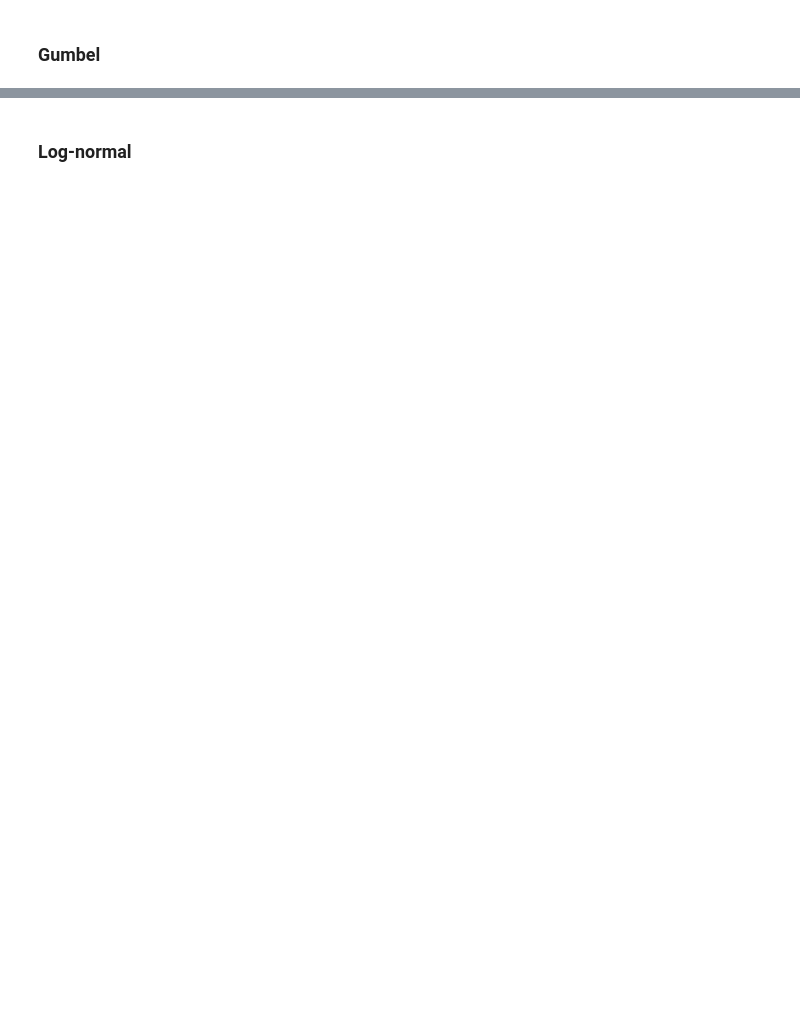
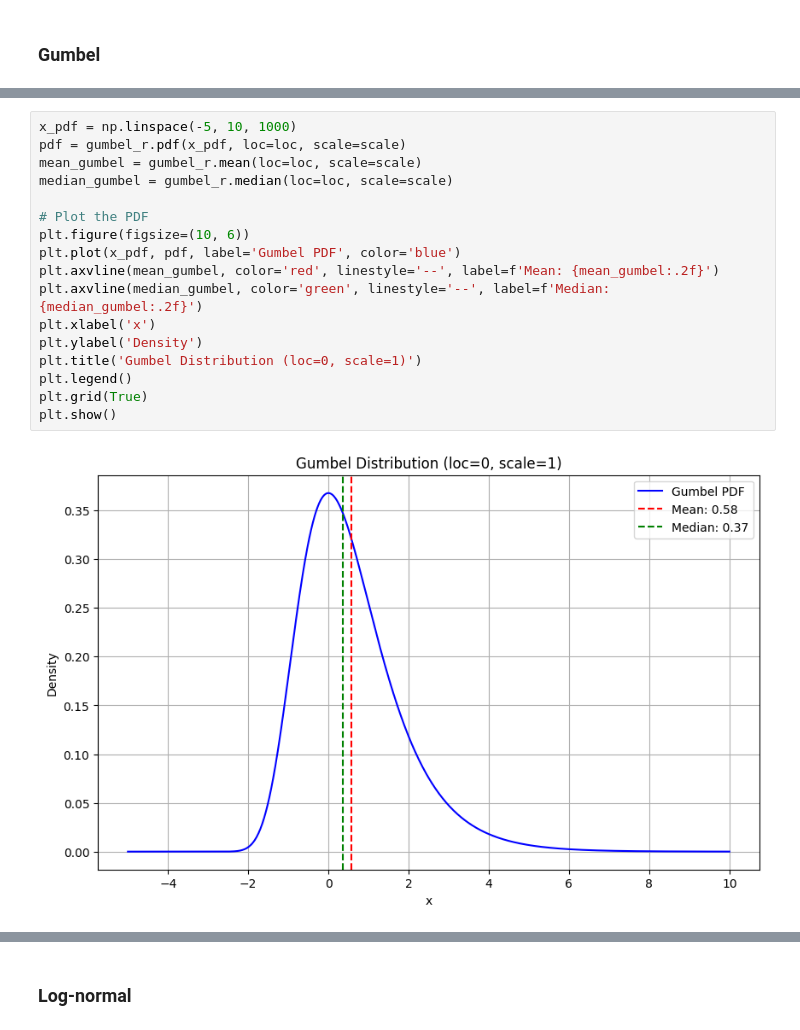
Before and after one commit to ikercb2000/ModellingError_TS, a Jupyter notebook: TransformSeries.ipynb, the cells around one changed output, grey strips where cells are left out. Drawn from its saved outputs; the diff is of its cells as text; blank space fills up the shorter version.

```diff
--- a/TransformSeries.ipynb
+++ b/TransformSeries.ipynb
@@ -131,0 +169,19 @@ generate_prediction_plots(list_series, predictions_dict, loss_functions, plotter
+# %%
+x_pdf = np.linspace(-5, 10, 1000)
+pdf = gumbel_r.pdf(x_pdf, loc=loc, scale=scale)
+mean_gumbel = gumbel_r.mean(loc=loc, scale=scale)
+median_gumbel = gumbel_r.median(loc=loc, scale=scale)
+
+# Plot the PDF
+plt.figure(figsize=(10, 6))
+plt.plot(x_pdf, pdf, label='Gumbel PDF', color='blue')
+plt.axvline(mean_gumbel, color='red', linestyle='--', label=f'Mean: {mean_gumbel:.2f}')
+plt.axvline(median_gumbel, color='green', linestyle='--', label=f'Median: {median_gumbel:.2f}')
+plt.xlabel('x')
+plt.ylabel('Density')
+plt.title('Gumbel Distribution (loc=0, scale=1)')
+plt.legend()
+plt.grid(True)
+plt.show()
+# %% [output]
+[figure, added]
```
Also changed, not shown: parts of 33 cells of this notebook, 2 other files.
